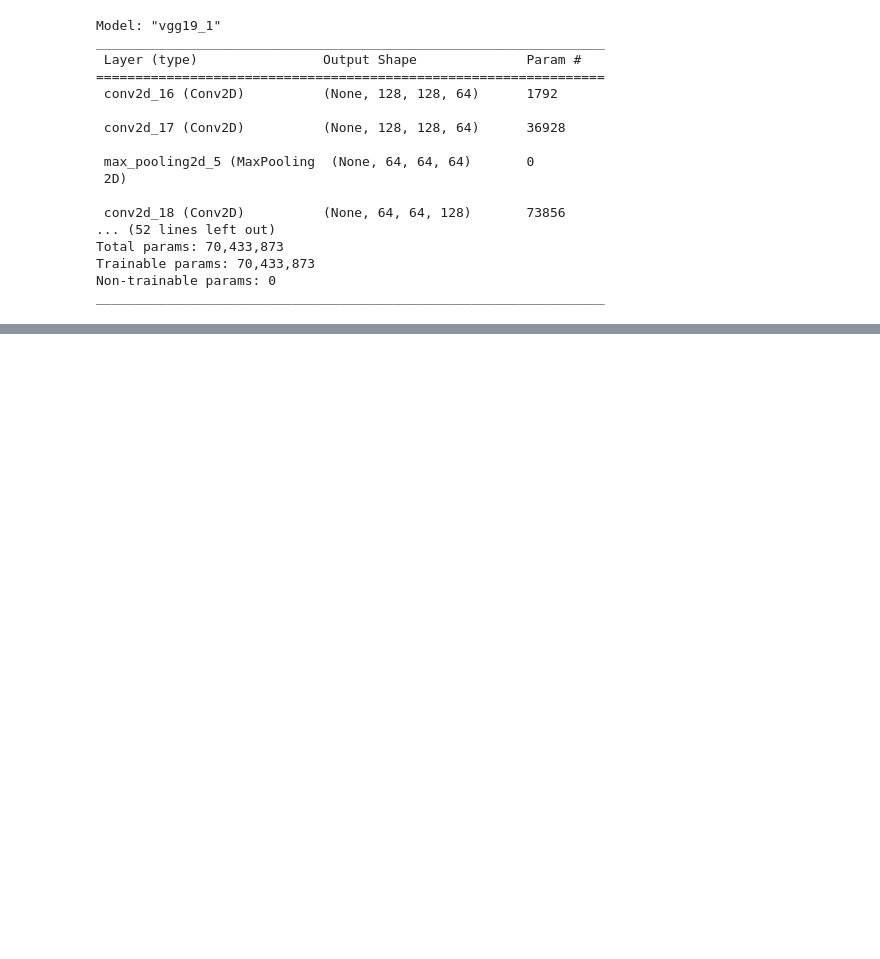
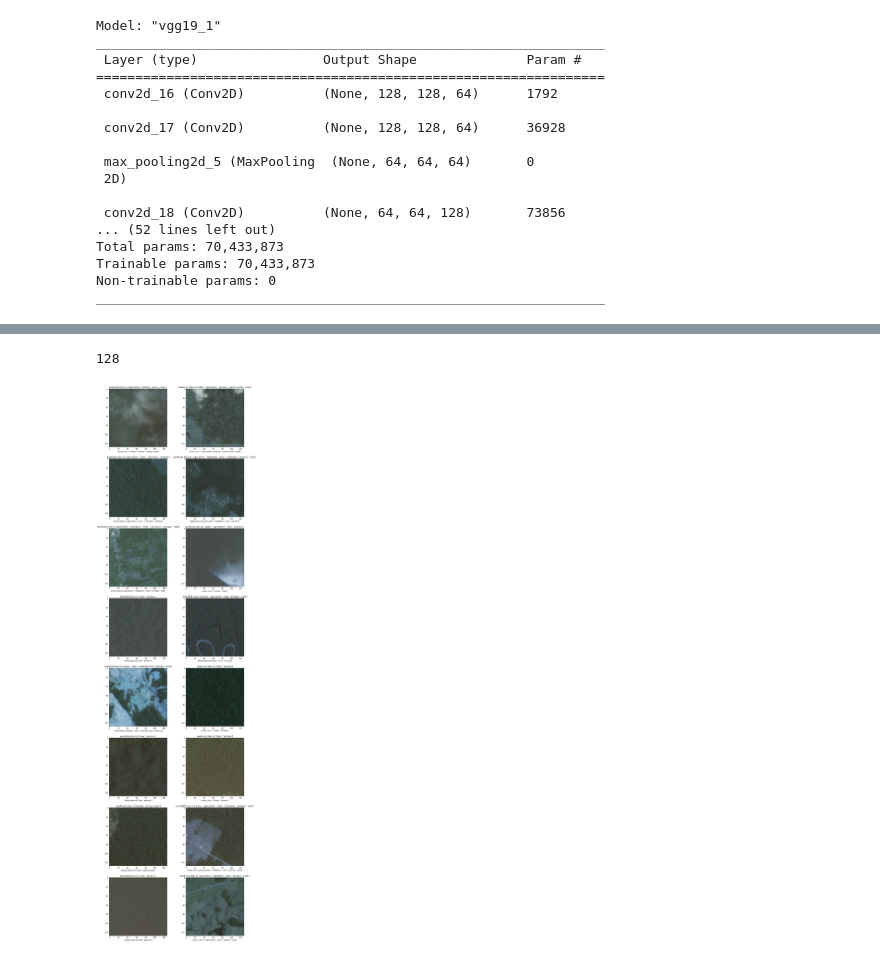
Before and after one commit to victoruwazurike1/Hamoye_Internship_Notebooks, a Jupyter notebook: hamoye_amazon_deforestation.ipynb, the cells around one changed output, grey strips where cells are left out. Saved outputs shown, nothing was run; the diff lists cells and outputs as text; code cells hidden in the pictures; blank space fills up the shorter version.

```diff
--- a/hamoye_amazon_deforestation.ipynb
+++ b/hamoye_amazon_deforestation.ipynb
@@ -409,0 +456,5 @@ TypeError: ignored
+# %%
+valid_gen = valid_generator()
+valid_x1,valid_y1 = next(valid_gen)
+pred = model.predict(valid_x1,verbose=1)
+print(valid_x1.shape)
@@ -409,0 +464,34 @@ TypeError: ignored
+# %%
+prediction=[]
+for i in range(len(pred)):
+    a=[]
+    for j in range(17):
+        if pred[i][j]>0.3:
+            a.append(j)
+    prediction.append(a)
+# %%
+len(prediction)
+# %% [output]
+128
+# %%
+value=[]
+for p in prediction:
+    v =[]
+    for p1 in p:
+        t = inv_label_map[p1]
+        v.append(t)
+    value.append(v)
+# %%
+def target_fun(y):
+    a = [i for i in range(17) if y[i]==1]
+    s = [inv_label_map[i] for i in a]
+    return s
+# %%
+fig,axes = plt.subplots(8,2,figsize=(15,60))
+axes = [ax for axes_row in axes for ax in axes_row]
+for i in range(16):
+    axes[i].set_xlabel("Actual class is {}".format(target_fun(valid_y1[i])))
+    axes[i].imshow(valid_x1[i])
+    axes[i].set_title("predicted class is {}".format(value[i]))
+# %% [output]
+[figure, added]
```
Also changed, not shown: parts of 26 cells of this notebook.
